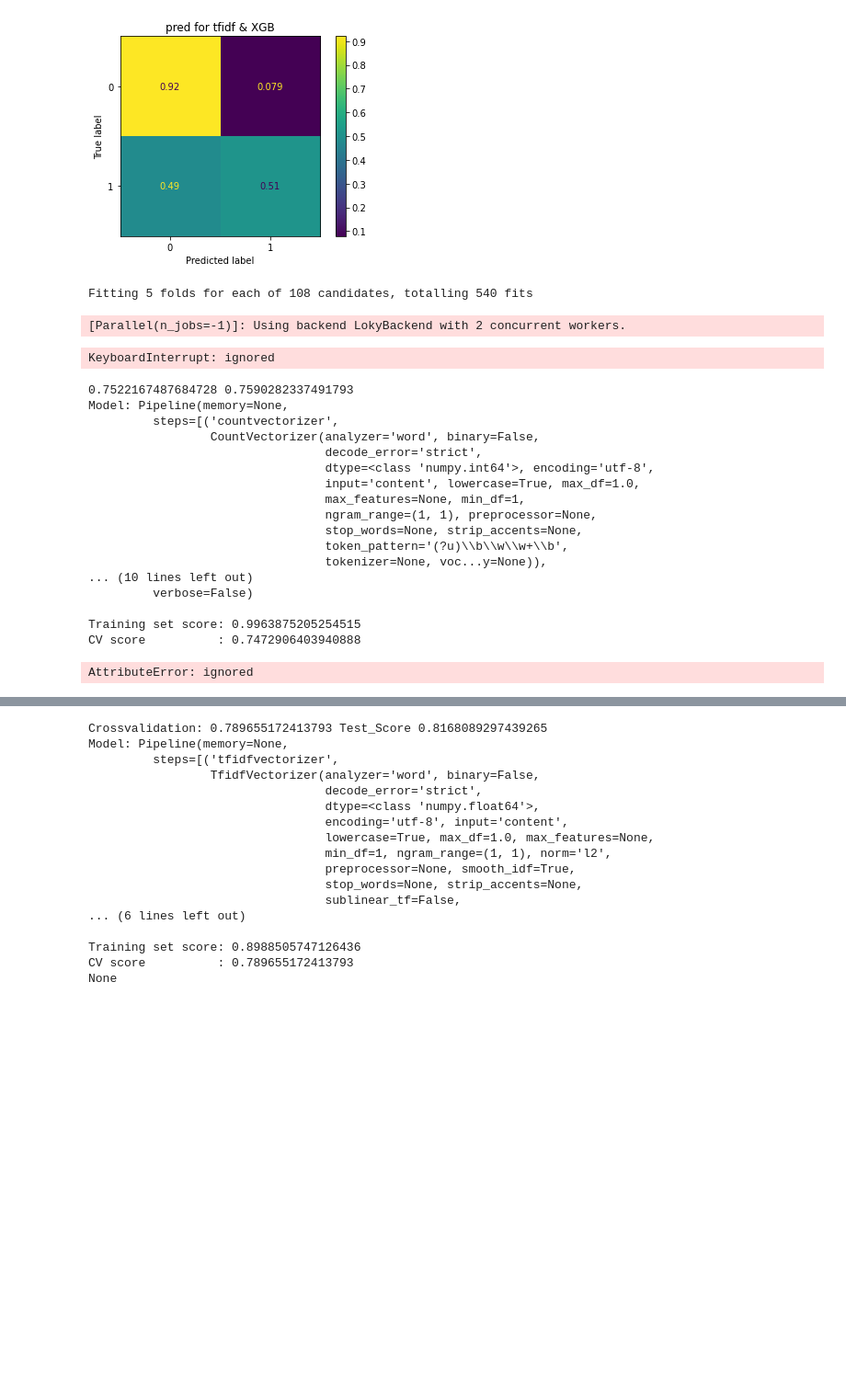
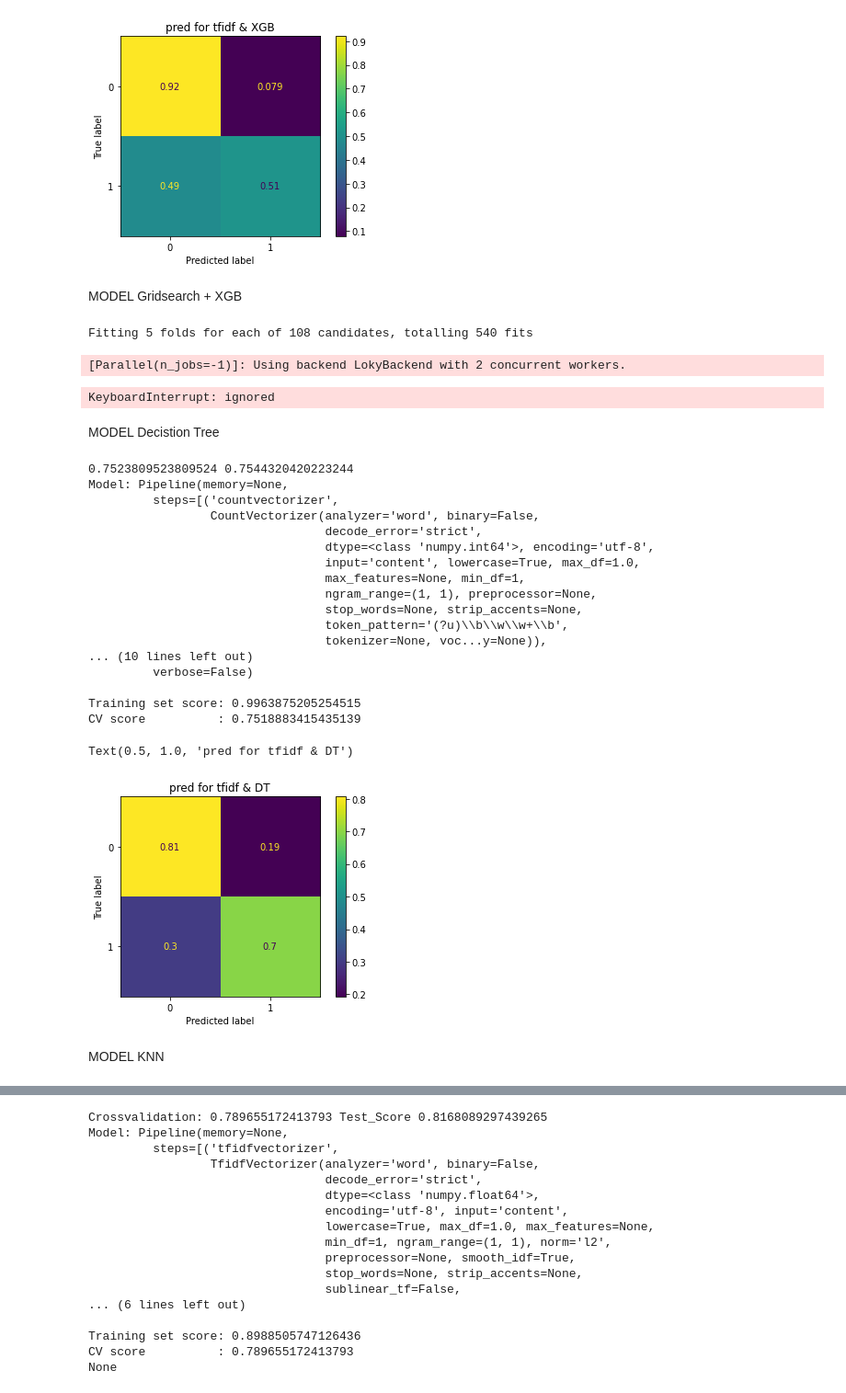
Before and after one commit to julia105/NLP-Project, a Jupyter notebook: Fire.ipynb, the cells around one changed output, grey strips where cells are left out. Shown at 92% size. Drawn from its saved outputs; the diff is of its cells as text; code cells hidden in the pictures; blank space fills up the shorter version.

Commit message:
Add files via upload
Version after finalizing models and New Tweet predictiong

```diff
--- a/Fire.ipynb
+++ b/Fire.ipynb
@@ -378,6 +372,8 @@ param_grid = {
     "XGB__reg_lamba": [1, 1.3, 2],
     "XGB__subsample": np.arange(0.8, 1.1, 0.2)
 }
+# %% [markdown]
+MODEL Gridsearch + XGB
 # %%
 from sklearn.model_selection import GridSearchCV
 
@@ -407,36 +395,41 @@ def pred_scores(model):
+# %% [markdown]
+MODEL Decistion Tree
 # %%
 from sklearn.tree import DecisionTreeClassifier
 from sklearn.pipeline import make_pipeline
 pipe_tfidf_DT = make_pipeline(CountVectorizer(),DecisionTreeClassifier())
 cv_dt = cross_val_score(pipe_tfidf_DT, X_train, y_train).mean()
 pipe_tfidf_DT.fit(X_train, y_train)
 DT_Score = pipe_tfidf_DT.score(X_test, y_test)
 s_predcit_DT = pipe_tfidf_DT.predict(X_test)
 
 print(cv_dt, DT_Score)
 pred_scores(pipe_tfidf_DT)
 
-plot_confusion_matrix(rgridsearch,X_test,y_test, normalize='true')
+plot_confusion_matrix(pipe_tfidf_DT,X_test,y_test, normalize='true')
 plt.title('pred for tfidf & DT')
 # %% [output]
-0.7522167487684728 0.7590282337491793
+0.7523809523809524 0.7544320420223244
 Model: Pipeline(memory=None,
          steps=[('countvectorizer',
                  CountVectorizer(analyzer='word', binary=False,
                                  decode_error='strict',
                                  dtype=<class 'numpy.int64'>, encoding='utf-8',
                                  input='content', lowercase=True, max_df=1.0,
                                  max_features=None, min_df=1,
                                  ngram_range=(1, 1), preprocessor=None,
                                  stop_words=None, strip_accents=None,
                                  token_pattern='(?u)\\b\\w\\w+\\b',
                                  tokenizer=None, voc...y=None)),
 ... (10 lines left out)
          verbose=False)
 
 Training set score: 0.9963875205254515
-CV score          : 0.7472906403940888
+CV score          : 0.7518883415435139
-AttributeError: ignored
+Text(0.5, 1.0, 'pred for tfidf & DT')
+[figure, added]
+# %% [markdown]
+MODEL KNN
 # %%
 from sklearn.neighbors import (KNeighborsClassifier,
                                NeighborhoodComponentsAnalysis)
```
Also changed, not shown: parts of 29 cells of this notebook.
